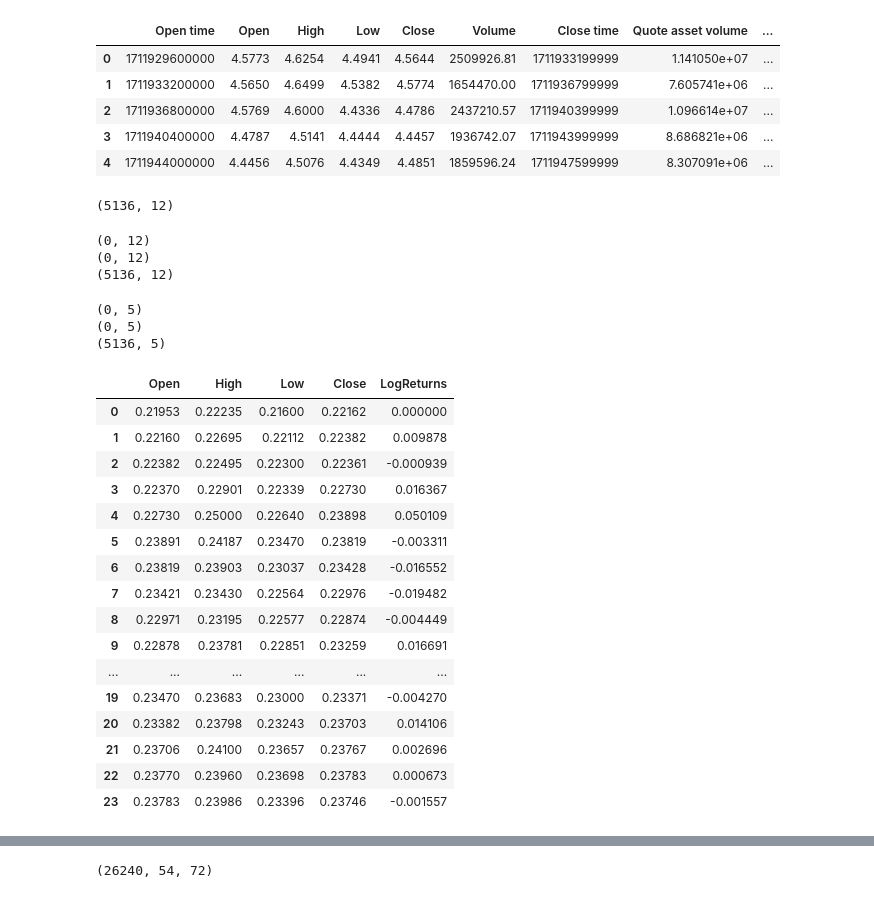
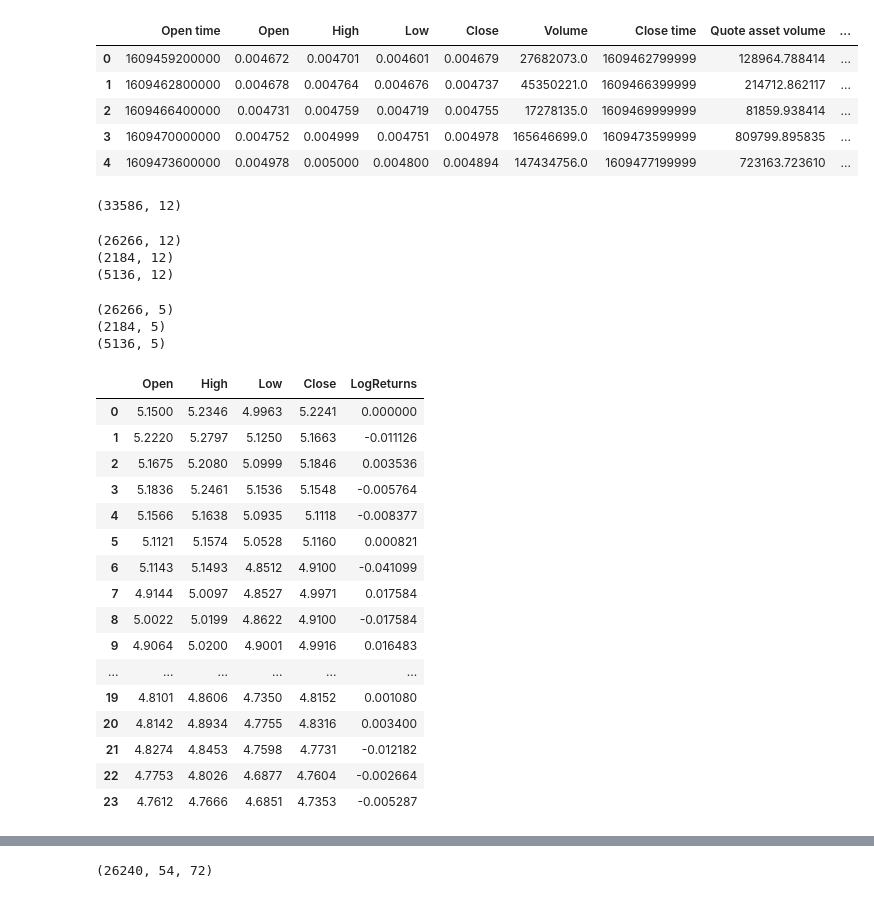
Before and after one commit to KantianKnight/CNN-Crypto, a Jupyter notebook: image_production/image-production.ipynb, the cells around one changed output, grey strips where cells are left out. Cells and saved outputs as stored; diff of their text form; code cells hidden in the pictures.

```diff
--- a/image_production/image-production.ipynb
+++ b/image_production/image-production.ipynb
@@ -13,23 +13,23 @@ import os
 from PIL import Image
 # %%
 # Read the data of the coin
-coin_csv = "memedata/wifusdt.csv"
+coin_csv = "../data/dogeusdt.csv"
 coin = pd.read_csv(coin_csv)
 
 # Check the data
 coin.head(5)
 # %% [output]
 |  | Open time | Open | High | Low | Close | Volume | Close time | Quote asset volume | ... |
-| 0 | 1711929600000 | 4.5773 | 4.6254 | 4.4941 | 4.5644 | 2509926.81 | 1711933199999 | 1.141050e+07 | ... |
-| 1 | 1711933200000 | 4.5650 | 4.6499 | 4.5382 | 4.5774 | 1654470.00 | 1711936799999 | 7.605741e+06 | ... |
-| 2 | 1711936800000 | 4.5769 | 4.6000 | 4.4336 | 4.4786 | 2437210.57 | 1711940399999 | 1.096614e+07 | ... |
-| 3 | 1711940400000 | 4.4787 | 4.5141 | 4.4444 | 4.4457 | 1936742.07 | 1711943999999 | 8.686821e+06 | ... |
-| 4 | 1711944000000 | 4.4456 | 4.5076 | 4.4349 | 4.4851 | 1859596.24 | 1711947599999 | 8.307091e+06 | ... |
+| 0 | 1609459200000 | 0.004672 | 0.004701 | 0.004601 | 0.004679 | 27682073.0 | 1609462799999 | 128964.788414 | ... |
+| 1 | 1609462800000 | 0.004678 | 0.004764 | 0.004676 | 0.004737 | 45350221.0 | 1609466399999 | 214712.862117 | ... |
+| 2 | 1609466400000 | 0.004731 | 0.004759 | 0.004719 | 0.004755 | 17278135.0 | 1609469999999 | 81859.938414 | ... |
+| 3 | 1609470000000 | 0.004752 | 0.004999 | 0.004751 | 0.004978 | 165646699.0 | 1609473599999 | 809799.895835 | ... |
+| 4 | 1609473600000 | 0.004978 | 0.005000 | 0.004800 | 0.004894 | 147434756.0 | 1609477199999 | 723163.723610 | ... |
 # %%
 # Check the shape of the coin dataframe
 print(coin.shape)
 # %% [output]
-(5136, 12)
+(33586, 12)
 # %%
 # 1704067200000 is Jan 1, 2024
 # 1711929600000 is Apr 1, 2024
@@ -46,8 +46,8 @@ print(training_data.shape)
 print(validation_data.shape)
 print(testing_data.shape)
 # %% [output]
-(0, 12)
-(0, 12)
+(26266, 12)
+(2184, 12)
 (5136, 12)
 # %%
 # Delete unnecessary columns
@@ -60,8 +60,8 @@ print(training_data_important.shape)
 print(validation_data_important.shape)
 print(testing_data_important.shape)
 # %% [output]
-(0, 5)
-(0, 5)
+(26266, 5)
+(2184, 5)
 (5136, 5)
 # %%
 import warnings
@@ -70,22 +70,22 @@ warnings.filterwarnings('ignore')
 training_data_important[0:24]
 # %% [output]
 |  | Open | High | Low | Close | LogReturns |
-| 0 | 0.21953 | 0.22235 | 0.21600 | 0.22162 | 0.000000 |
-| 1 | 0.22160 | 0.22695 | 0.22112 | 0.22382 | 0.009878 |
-| 2 | 0.22382 | 0.22495 | 0.22300 | 0.22361 | -0.000939 |
-| 3 | 0.22370 | 0.22901 | 0.22339 | 0.22730 | 0.016367 |
-| 4 | 0.22730 | 0.25000 | 0.22640 | 0.23898 | 0.050109 |
-| 5 | 0.23891 | 0.24187 | 0.23470 | 0.23819 | -0.003311 |
-| 6 | 0.23819 | 0.23903 | 0.23037 | 0.23428 | -0.016552 |
-| 7 | 0.23421 | 0.23430 | 0.22564 | 0.22976 | -0.019482 |
-| 8 | 0.22971 | 0.23195 | 0.22577 | 0.22874 | -0.004449 |
-| 9 | 0.22878 | 0.23781 | 0.22851 | 0.23259 | 0.016691 |
+| 0 | 5.1500 | 5.2346 | 4.9963 | 5.2241 | 0.000000 |
+| 1 | 5.2220 | 5.2797 | 5.1250 | 5.1663 | -0.011126 |
+| 2 | 5.1675 | 5.2080 | 5.0999 | 5.1846 | 0.003536 |
+| 3 | 5.1836 | 5.2461 | 5.1536 | 5.1548 | -0.005764 |
+| 4 | 5.1566 | 5.1638 | 5.0935 | 5.1118 | -0.008377 |
+| 5 | 5.1121 | 5.1574 | 5.0528 | 5.1160 | 0.000821 |
+| 6 | 5.1143 | 5.1493 | 4.8512 | 4.9100 | -0.041099 |
+| 7 | 4.9144 | 5.0097 | 4.8527 | 4.9971 | 0.017584 |
+| 8 | 5.0022 | 5.0199 | 4.8622 | 4.9100 | -0.017584 |
+| 9 | 4.9064 | 5.0200 | 4.9001 | 4.9916 | 0.016483 |
 | ... | ... | ... | ... | ... | ... |
-| 19 | 0.23470 | 0.23683 | 0.23000 | 0.23371 | -0.004270 |
-| 20 | 0.23382 | 0.23798 | 0.23243 | 0.23703 | 0.014106 |
-| 21 | 0.23706 | 0.24100 | 0.23657 | 0.23767 | 0.002696 |
-| 22 | 0.23770 | 0.23960 | 0.23698 | 0.23783 | 0.000673 |
-| 23 | 0.23783 | 0.23986 | 0.23396 | 0.23746 | -0.001557 |
+| 19 | 4.8101 | 4.8606 | 4.7350 | 4.8152 | 0.001080 |
+| 20 | 4.8142 | 4.8934 | 4.7755 | 4.8316 | 0.003400 |
+| 21 | 4.8274 | 4.8453 | 4.7598 | 4.7731 | -0.012182 |
+| 22 | 4.7753 | 4.8026 | 4.6877 | 4.7604 | -0.002664 |
+| 23 | 4.7612 | 4.7666 | 4.6851 | 4.7353 | -0.005287 |
 # %%
 # FOR training_data_important
 
```
Also changed, not shown: parts of 4 cells of this notebook.
